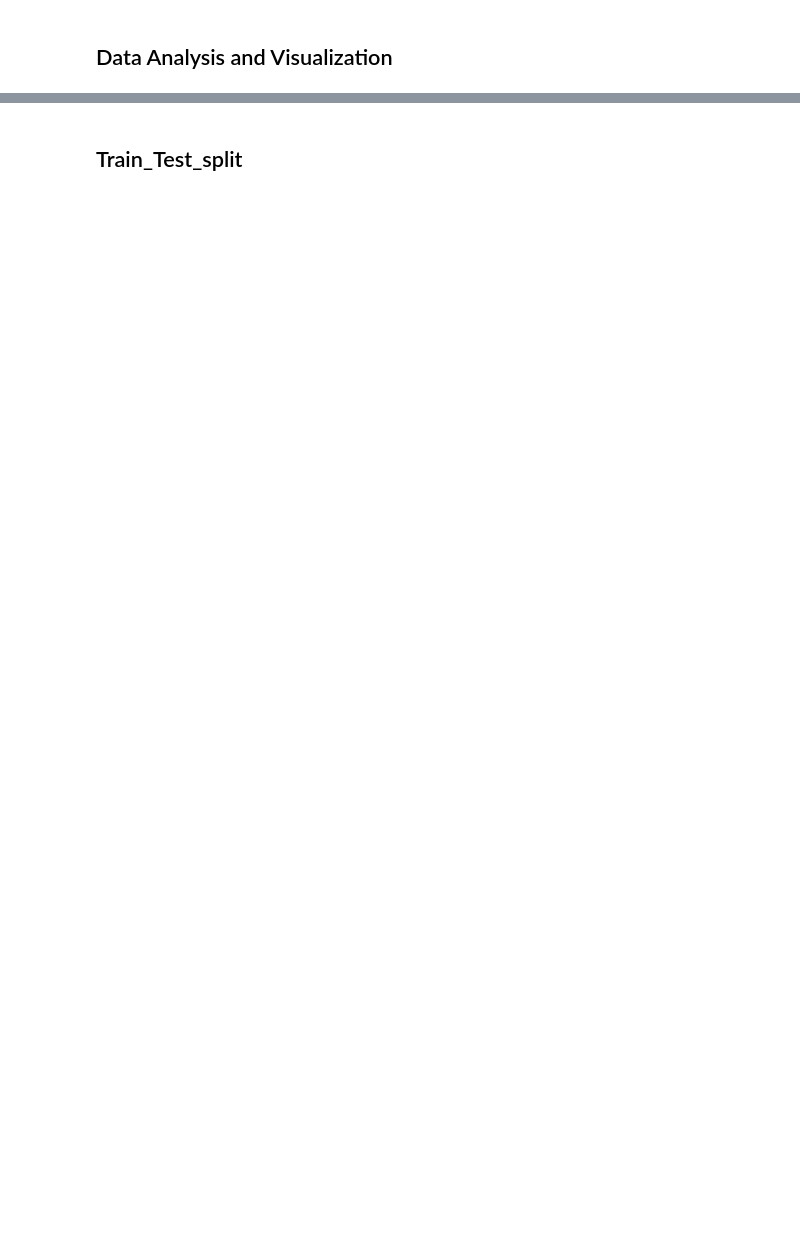
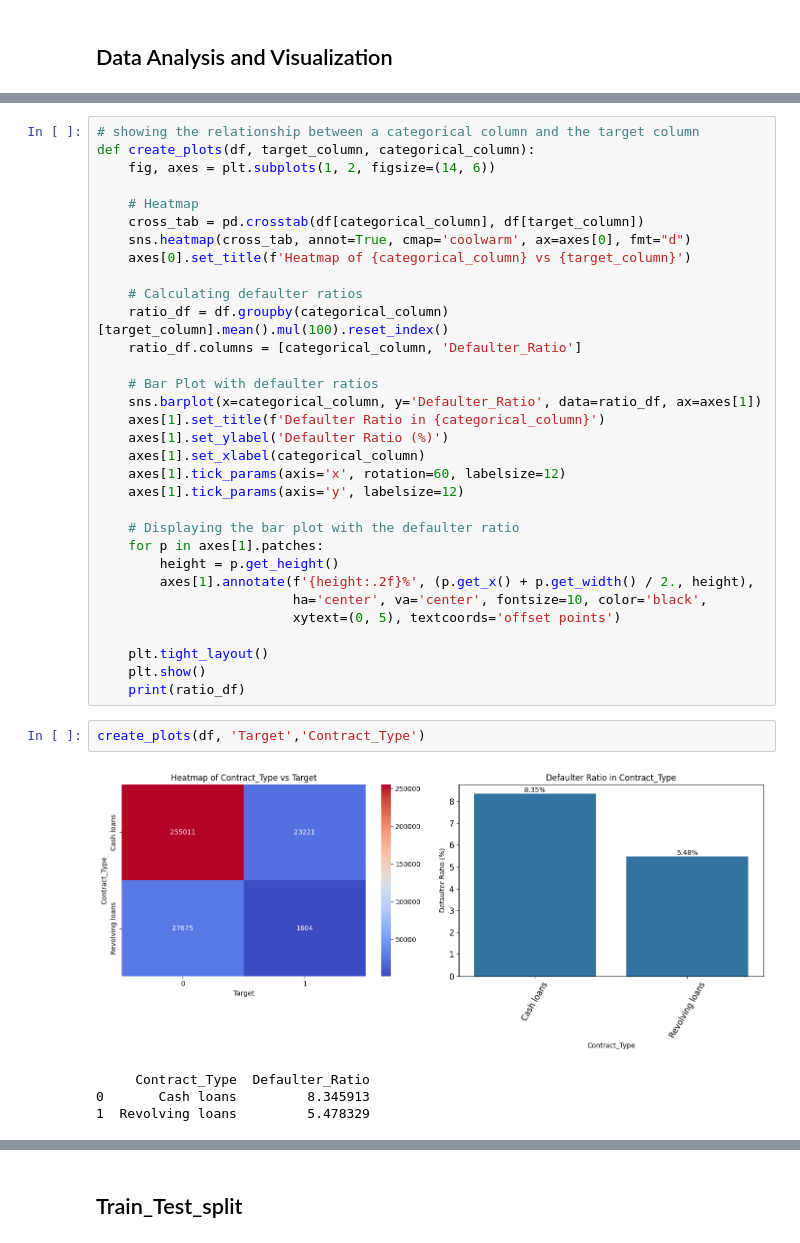
Before and after one commit to Shahidshaik5/Credit-Scoring-Model-Enhancing-Creditworthiness-Assessment-Using-Machine-Learning, a Jupyter notebook: Home_Credit_Default_Risk_Code.ipynb, the cells around one changed output, grey strips where cells are left out. Saved outputs shown, nothing was run; the diff lists cells and outputs as text; blank space fills up the shorter version.

```diff
--- a/Home_Credit_Default_Risk_Code.ipynb
+++ b/Home_Credit_Default_Risk_Code.ipynb
@@ -645,0 +216,39 @@ for col in ordinal_columns:
+# %%
+# showing the relationship between a categorical column and the target column
+def create_plots(df, target_column, categorical_column):
+    fig, axes = plt.subplots(1, 2, figsize=(14, 6))
+
+    # Heatmap
+    cross_tab = pd.crosstab(df[categorical_column], df[target_column])
+    sns.heatmap(cross_tab, annot=True, cmap='coolwarm', ax=axes[0], fmt="d")
+    axes[0].set_title(f'Heatmap of {categorical_column} vs {target_column}')
+
+    # Calculating defaulter ratios
+    ratio_df = df.groupby(categorical_column)[target_column].mean().mul(100).reset_index()
+    ratio_df.columns = [categorical_column, 'Defaulter_Ratio']
+
+    # Bar Plot with defaulter ratios
+    sns.barplot(x=categorical_column, y='Defaulter_Ratio', data=ratio_df, ax=axes[1])
+    axes[1].set_title(f'Defaulter Ratio in {categorical_column}')
+    axes[1].set_ylabel('Defaulter Ratio (%)')
+    axes[1].set_xlabel(categorical_column)
+    axes[1].tick_params(axis='x', rotation=60, labelsize=12)
+    axes[1].tick_params(axis='y', labelsize=12)
+
+    # Displaying the bar plot with the defaulter ratio
+    for p in axes[1].patches:
+        height = p.get_height()
+        axes[1].annotate(f'{height:.2f}%', (p.get_x() + p.get_width() / 2., height),
+                         ha='center', va='center', fontsize=10, color='black',
+                         xytext=(0, 5), textcoords='offset points')
+
+    plt.tight_layout()
+    plt.show()
+    print(ratio_df)
+# %%
+create_plots(df, 'Target','Contract_Type')
+# %% [output]
+[figure, added]
+     Contract_Type  Defaulter_Ratio
+0       Cash loans         8.345913
+1  Revolving loans         5.478329
```
Also changed, not shown: parts of 81 cells of this notebook.
